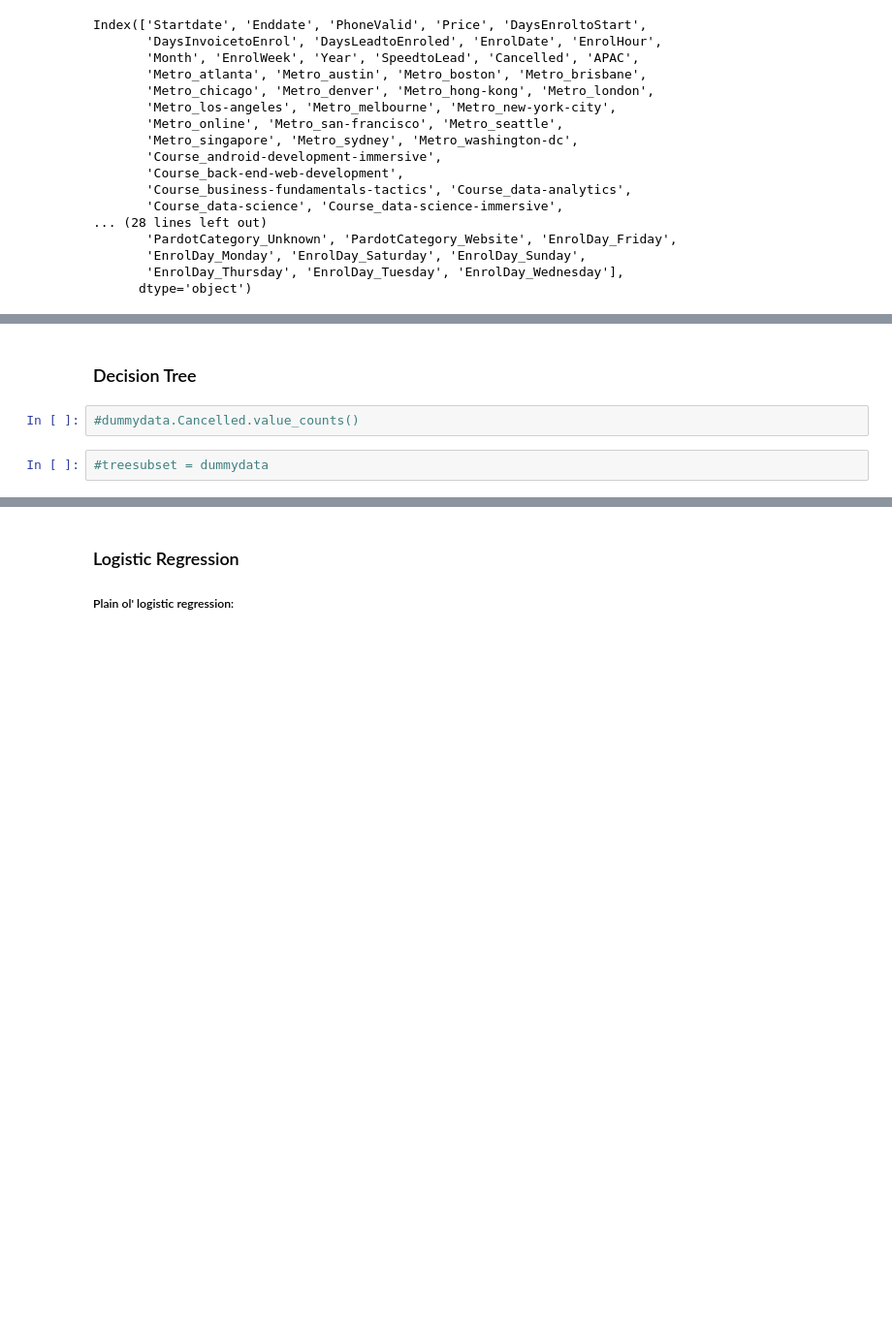
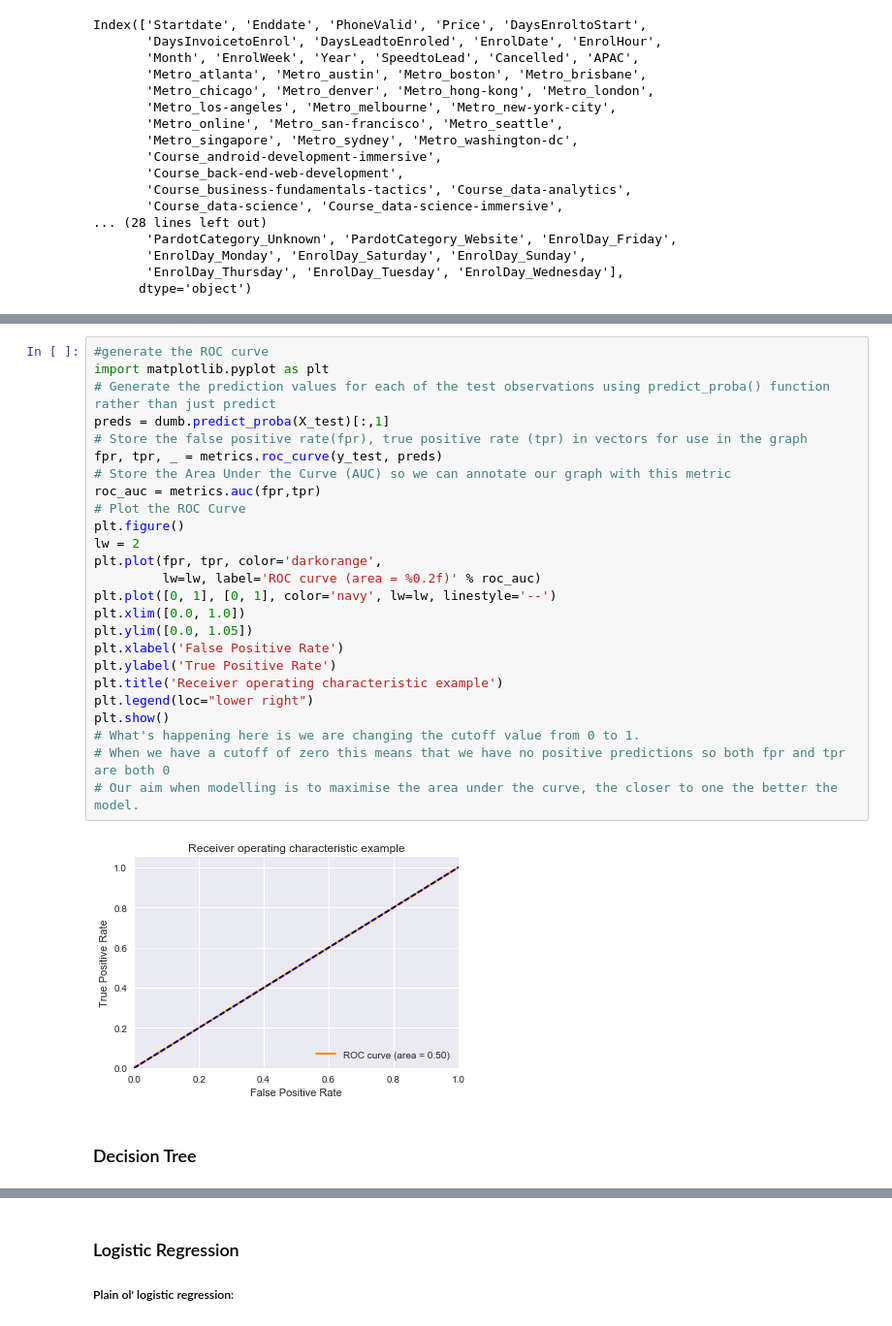
Before and after one commit to mikaelasquirchuk/dat8syd-project, a Jupyter notebook: New-Enrolments.ipynb, the cells around one changed output, grey strips where cells are left out. Shown at 97% size. Drawn from its saved outputs; the diff is of its cells as text; blank space fills up the shorter version.

```diff
--- a/New-Enrolments.ipynb
+++ b/New-Enrolments.ipynb
@@ -472,6 +496,29 @@ Index(['Startdate', 'Enddate', 'PhoneValid', 'Price', 'DaysEnroltoStart',
+# %%
+#generate the ROC curve
+import matplotlib.pyplot as plt
+# Generate the prediction values for each of the test observations using predict_proba() function rather than just predict
+preds = dumb.predict_proba(X_test)[:,1]
+# Store the false positive rate(fpr), true positive rate (tpr) in vectors for use in the graph
+fpr, tpr, _ = metrics.roc_curve(y_test, preds)
+# Store the Area Under the Curve (AUC) so we can annotate our graph with this metric
+roc_auc = metrics.auc(fpr,tpr)
+# Plot the ROC Curve
+plt.figure()
+lw = 2
+plt.plot(fpr, tpr, color='darkorange',
+         lw=lw, label='ROC curve (area = %0.2f)' % roc_auc)
+plt.plot([0, 1], [0, 1], color='navy', lw=lw, linestyle='--')
+plt.xlim([0.0, 1.0])
+plt.ylim([0.0, 1.05])
+plt.xlabel('False Positive Rate')
+plt.ylabel('True Positive Rate')
+plt.title('Receiver operating characteristic example')
+plt.legend(loc="lower right")
+plt.show()
+# What's happening here is we are changing the cutoff value from 0 to 1.
+# When we have a cutoff of zero this means that we have no positive predictions so both fpr and tpr are both 0
+# Our aim when modelling is to maximise the area under the curve, the closer to one the better the model.
+# %% [output]
+[figure, added]
 # %% [markdown]
 ### Decision Tree
-# %%
-#dummydata.Cancelled.value_counts()
-# %%
-#treesubset = dummydata
```
Also changed, not shown: parts of 80 cells of this notebook, 2 other files.
